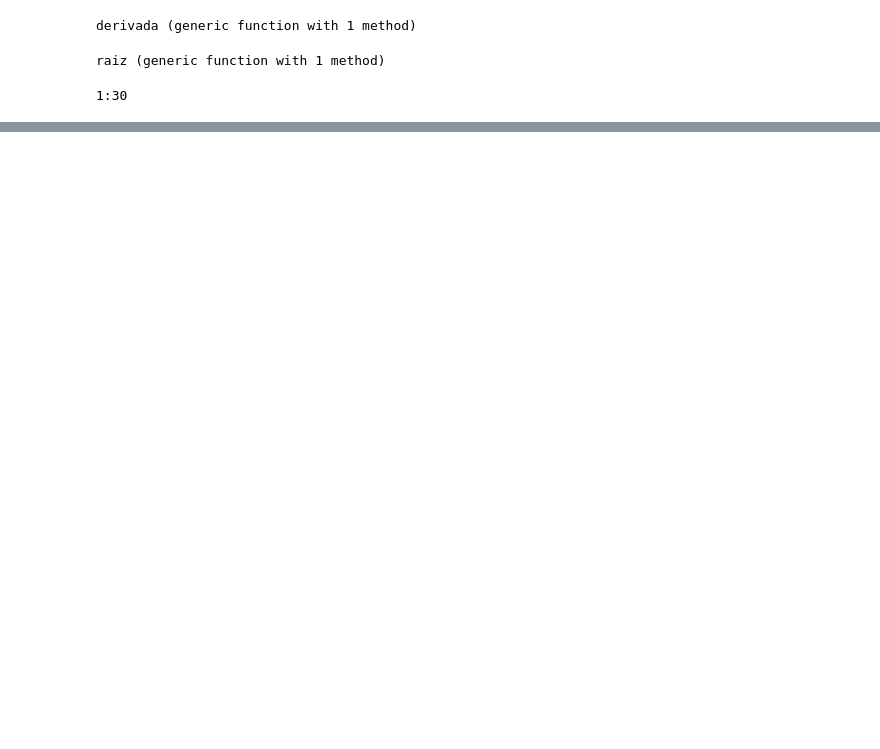
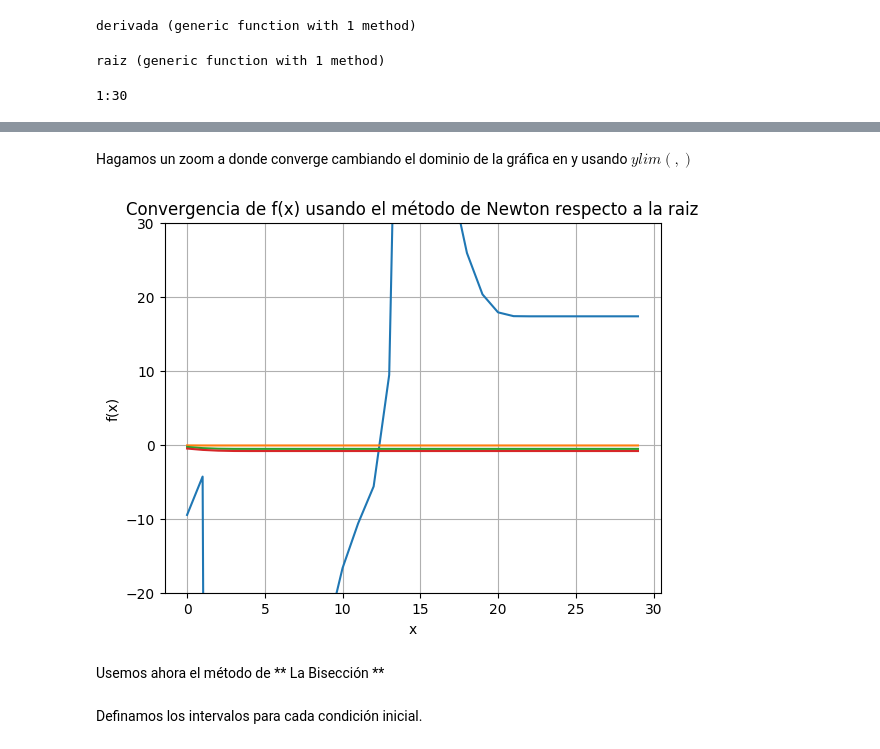
Before and after one commit to cecepassat/Fisica_Computacional_Cordero_Silis, a Jupyter notebook: Ejercicio_Tarea_4 _Jueves_31_de_Agosto.ipynb, the cells around one changed output, grey strips where cells are left out. Drawn from its saved outputs; the diff is of its cells as text; code cells hidden in the pictures; blank space fills up the shorter version.

```diff
--- a/Ejercicio_Tarea_4 _Jueves_31_de_Agosto.ipynb
+++ b/Ejercicio_Tarea_4 _Jueves_31_de_Agosto.ipynb
@@ -61,0 +84,18 @@ LoadError: type PyObject has no field PyPlot
+# %% [markdown]
+Hagamos un zoom a donde converge cambiando el dominio de la gráfica en y usando $ylim(,)$
+# %%
+xlabel("x")
+ylabel("f(x)")
+title("Convergencia de f(x) usando el método de Newton respecto a la raiz")
+grid("on")
+plot(real(List5))
+plot(real(List6))
+plot(real(List7))
+plot(real(List8))
+ylim(-20,30)
+
+show();
+# %% [output]
+[figure, added]
+# %% [markdown]
+Usemos ahora el método de ** La Bisección **
@@ -61,0 +118,2 @@ LoadError: type PyObject has no field PyPlot
+# %% [markdown]
+Definamos los intervalos para cada condición inicial.
```
Also changed, not shown: parts of 14 cells of this notebook.
